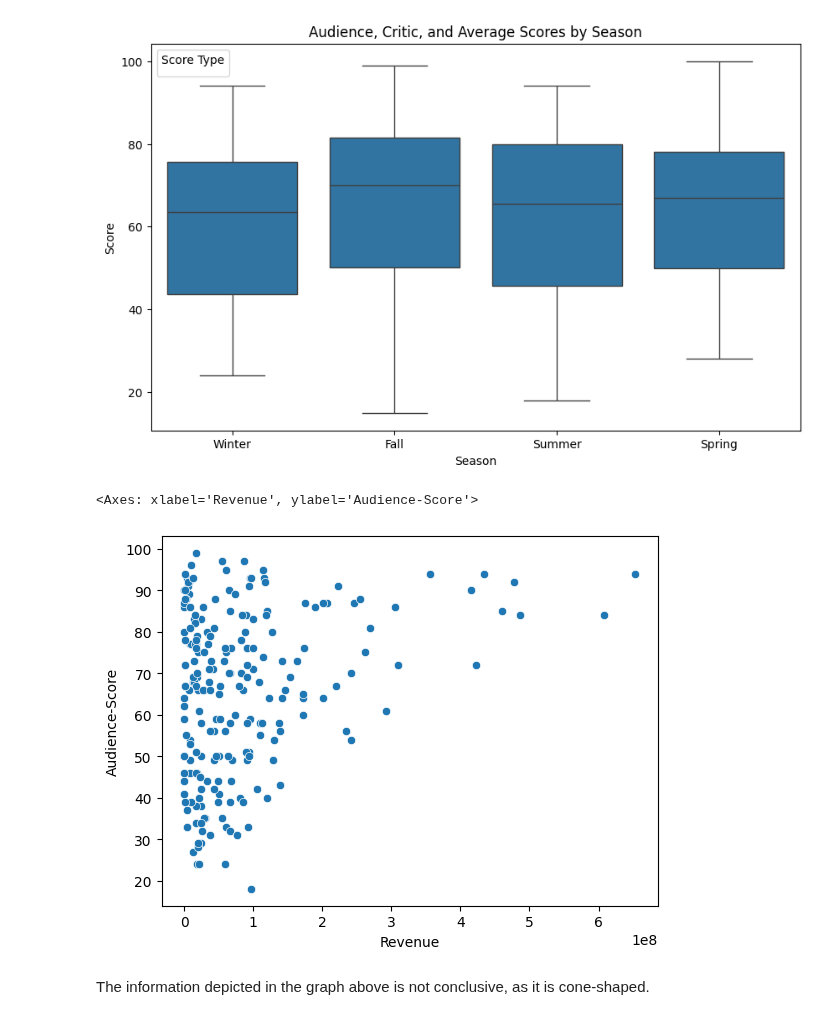
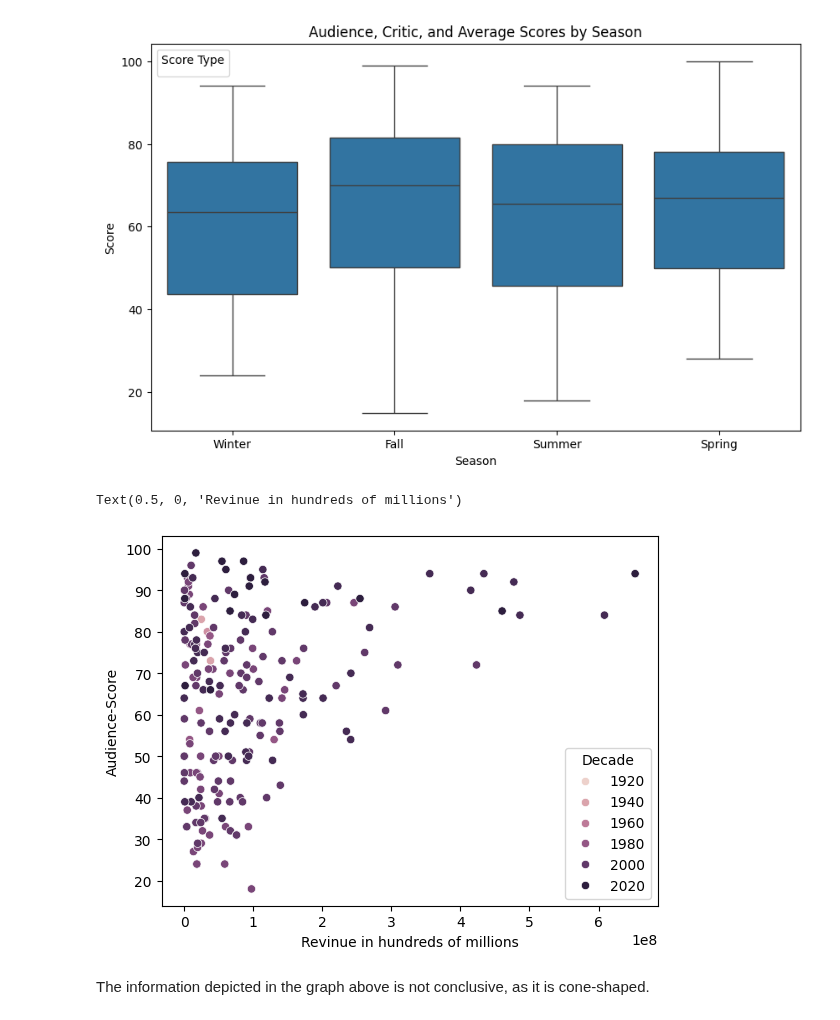
Before and after one commit to CNelson2004/Movies_Analysis, a Jupyter notebook: explore.ipynb, the cells around one changed output. Cells and saved outputs as stored; diff of their text form; code cells hidden in the pictures.

```diff
--- a/explore.ipynb
+++ b/explore.ipynb
@@ -853,10 +852,11 @@ plt.show()
 # %%
 #Does revenue correlate with audience ratings?
 
-sns.scatterplot(data = df, x = 'Revenue', y = 'Audience-Score')
+sns.scatterplot(data = df, x = 'Revenue', y = 'Audience-Score', hue='Decade'),
+plt.xlabel("Revinue in hundreds of millions")
 # %% [output]
-<Axes: xlabel='Revenue', ylabel='Audience-Score'>
+Text(0.5, 0, 'Revinue in hundreds of millions')
-[figure, old version]
+[figure, new version]
 # %% [markdown]
 The information depicted in the graph above is not conclusive, as it is cone-shaped.
 # %%
```
Also changed, not shown: parts of 5 cells of this notebook.
